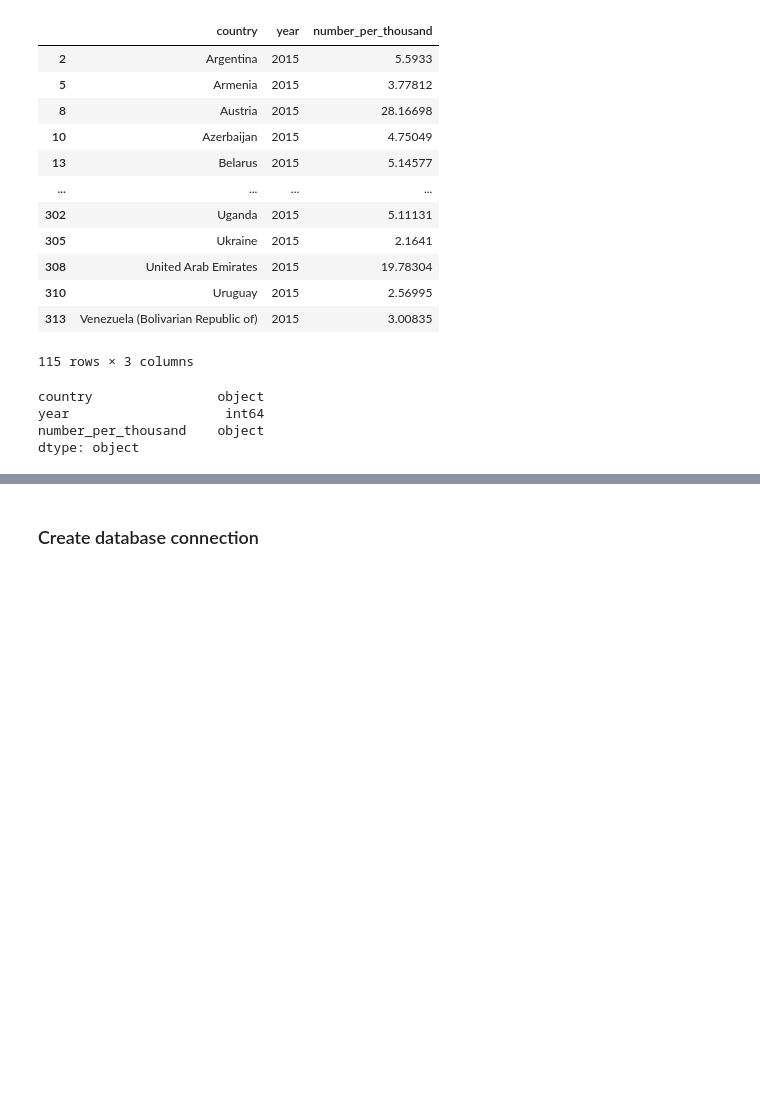
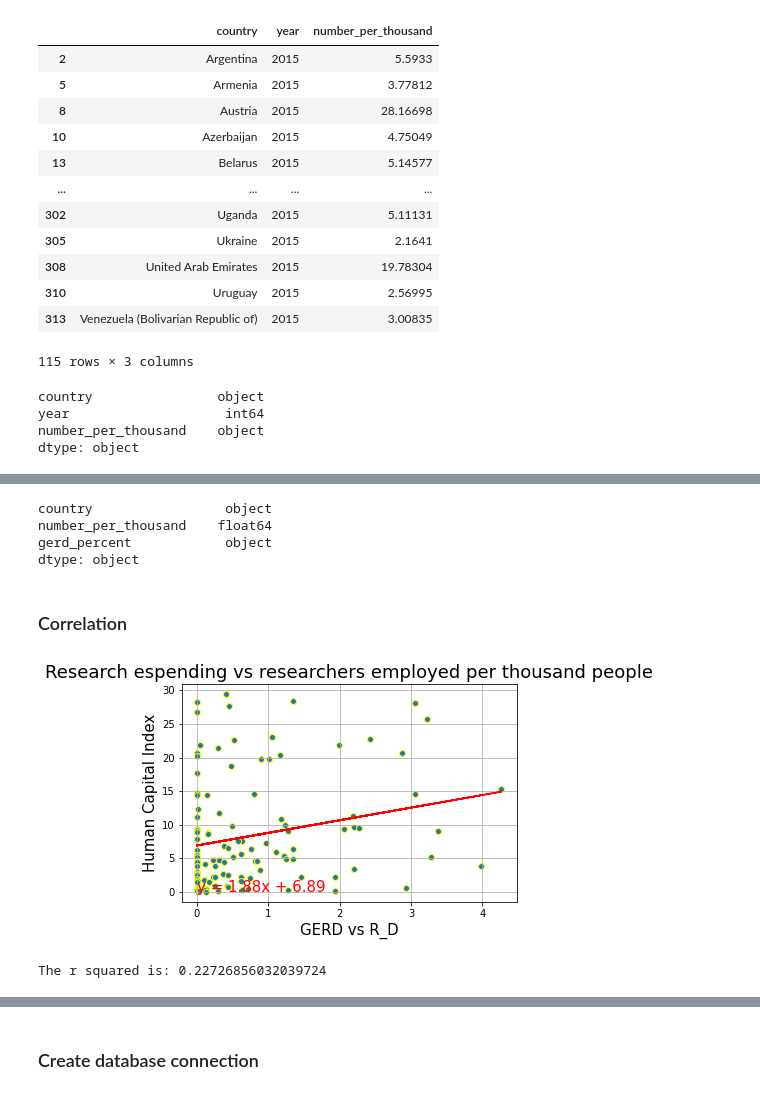
Before and after one commit to mchrzanowski27/Project2, a Jupyter notebook: Project2-Group3.ipynb, the cells around one changed output, grey strips where cells are left out. Drawn from its saved outputs; the diff is of its cells as text; code cells hidden in the pictures; blank space fills up the shorter version.

Commit message:
adding bar graph and correlation

```diff
--- a/Project2-Group3.ipynb
+++ b/Project2-Group3.ipynb
@@ -211,0 +262,2 @@ dtype: object
+# %%
+correlation_spending_research['gerd_percent'].fillna(value=0, inplace=True)
@@ -211,0 +280,39 @@ dtype: object
+# %%
+correlation_spending_research.loc[correlation_spending_research.country == "Sri Lanka", "number_per_thousand"] = "0.25722"
+# %%
+correlation_spending_research.loc[correlation_spending_research.number_per_thousand == "number_per_thousand"] = "0.25722"
+correlation_spending_research['number_per_thousand'] = pd.to_numeric(correlation_spending_research['number_per_thousand'])
+# %%
+correlation_spending_research.dtypes
+# %% [output]
+country                 object
+number_per_thousand    float64
+gerd_percent            object
+dtype: object
+# %%
+correlation_spending_research['gerd_percent'] = pd.to_numeric(correlation_spending_research['gerd_percent'])
+# %% [markdown]
+### Correlation
+# %%
+y_values = correlation_spending_research['number_per_thousand']
+x_values = correlation_spending_research['gerd_percent']
+(slope, intercept, rvalue, pvalue, stderr) = linregress(x_values, y_values)
+regress_values = x_values * slope + intercept
+line_eq = "y = " + str(round(slope,2)) + "x + " + str(round(intercept,2))
+
+
+#generate plot
+correlation_spending_research = plt.scatter(x_values,y_values,marker='o',edgecolors='yellow')
+plt.plot(x_values,regress_values,"r-")
+plt.annotate(line_eq, xy=(0,0),fontsize=15,color='red')
+plt.grid()
+plt.title('Research espending vs researchers employed per thousand people',size=18)
+plt.xlabel('GERD vs R_D',size=15)
+plt.ylabel('Human Capital Index',size=15)
+plt.show()
+
+#r2
+print(f'The r squared is: {rvalue}')
+# %% [output]
+[figure, added]
+The r squared is: 0.22726856032039724
```
Also changed, not shown: parts of 30 cells of this notebook, 5 other files.
